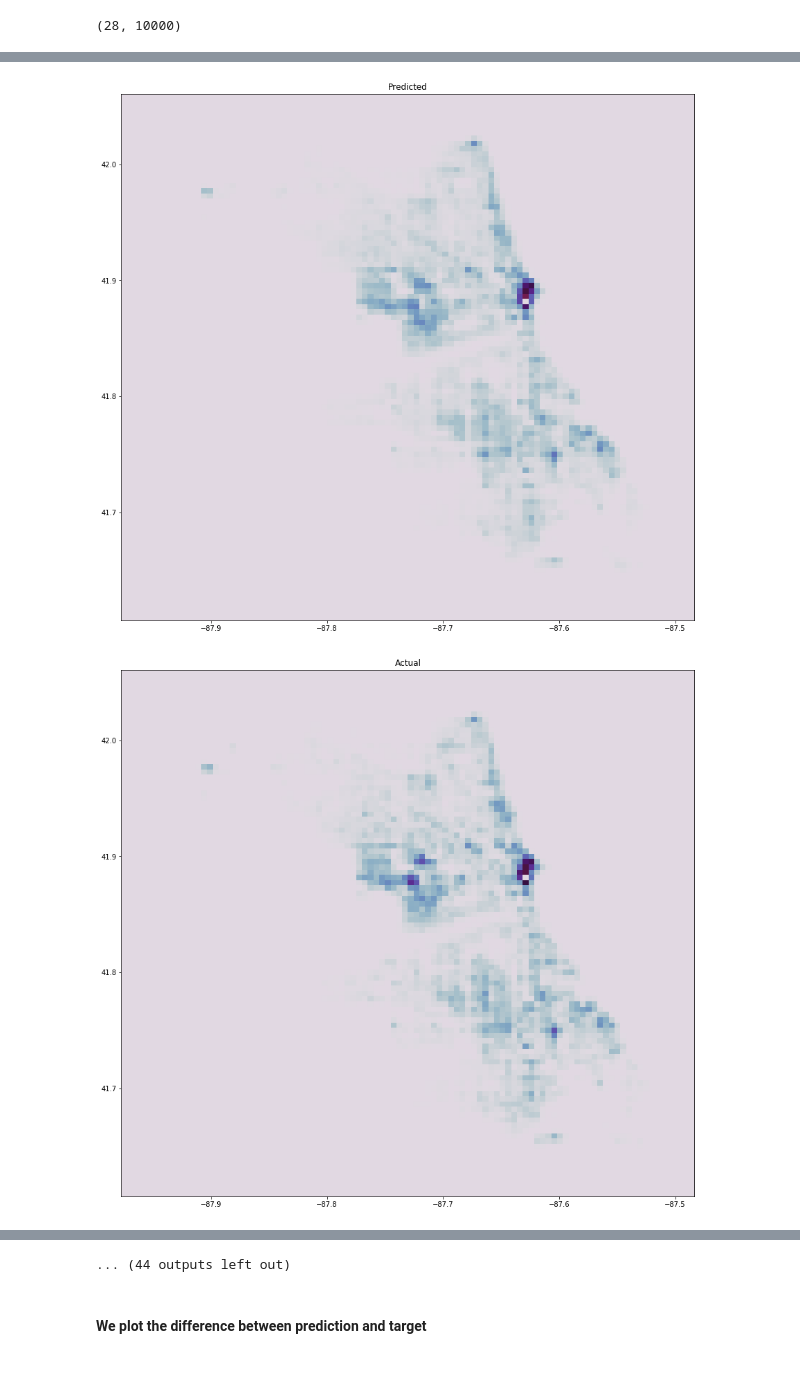
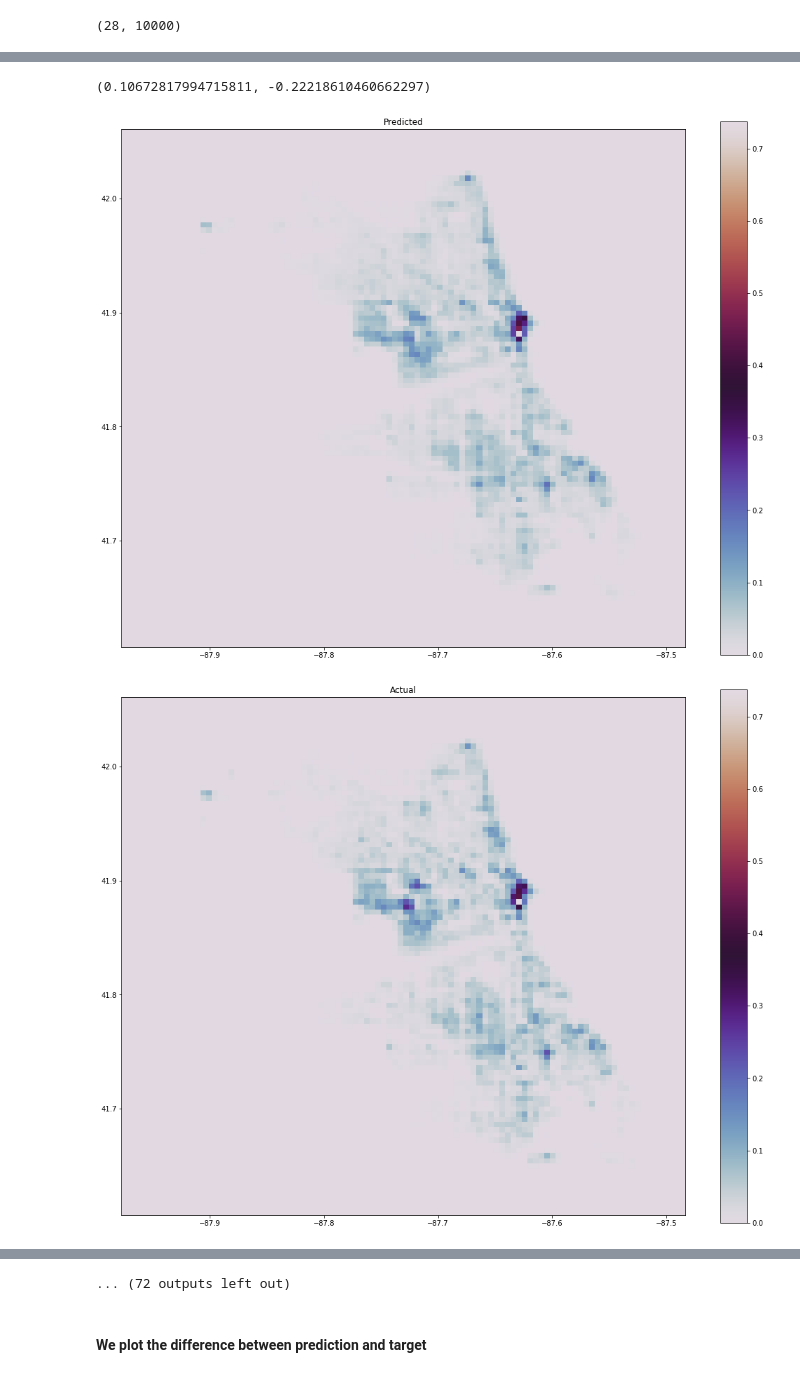
Before and after one commit to Zhimin90/CSC695-Master-Research-on-Neural-Network-Time-Series-Attention-Models, a Jupyter notebook: Modeling/FFT_Attention-Continued2.ipynb, the cells around one changed output, grey strips where cells are left out. Saved outputs shown, nothing was run; the diff lists cells and outputs as text; code cells hidden in the pictures.

```diff
--- a/Modeling/FFT_Attention-Continued2.ipynb
+++ b/Modeling/FFT_Attention-Continued2.ipynb
@@ -474,3 +495,6 @@ def reshapePred(Predict, fromLast=1):
 Y_valid.shape
 # %% [output]
 (28, 10000)
+# %%
+vmax, vmin = np.max(Predict),np.min(Predict)
+vmax, vmin
@@ -477,25 +503,42 @@ Y_valid.shape
+# %%
+dvmax, dvmin = np.max(Predict-Y_valid),np.min(Predict-Y_valid)
+dvmax, dvmin
+# %% [output]
+(0.10672817994715811, -0.22218610460662297)
+# %%
+diff_max,diff_min = (dvmax , dvmin )
+def scaleDiff(diff,diff_max,diff_min):
+    return (diff - diff_min)/(diff_max - diff_min)
 # %%
 import matplotlib.pyplot as plt
 grid_size = 500
 density_matrix_t_series = []
 # Define the borders
 x = [-87.9361,-87.5245]
 y = [41.6447,42.023]
 deltaX = (max(x) - min(x))/10
 deltaY = (max(y) - min(y))/10
 xmin = min(x) - deltaX
 xmax = max(x) + deltaX
 ymin = min(y) - deltaY
 ymax = max(y) + deltaY
 
 for timeStepFromLast in range(Y_valid.shape[0]):
     plt.figure(figsize=(18, 14))
     plt.title('Predicted')
-    plt.imshow( X=reshapePred(Predict,timeStepFromLast), cmap=plt.cm.twilight, extent=[xmin, xmax, ymin, ymax])
+    plt.imshow( X=reshapePred(Predict,timeStepFromLast),vmax=vmax,vmin=vmin, cmap=plt.cm.twilight, extent=[xmin, xmax, ymin, ymax])
+    plt.colorbar()
 
     plt.figure(figsize=(18, 14))
     plt.title('Actual')
-    plt.imshow( X=reshapePred(Y_valid,timeStepFromLast ), cmap=plt.cm.twilight, extent=[xmin, xmax, ymin, ymax])
+    plt.imshow( X=reshapePred(Y_valid,timeStepFromLast ),vmax=vmax,vmin=vmin, cmap=plt.cm.twilight, extent=[xmin, xmax, ymin, ymax])
+    plt.colorbar()
+
+    diff = reshapePred(Predict,timeStepFromLast)-reshapePred(Y_valid,timeStepFromLast )
+    plt.figure(figsize=(18, 14))
+    plt.title('diff')
+    plt.imshow( X=scaleDiff(diff,diff_max,diff_min),vmax=dvmax,vmin=dvmin, cmap=plt.cm.twilight, extent=[xmin, xmax, ymin, ymax])
+    plt.colorbar()
 # %% [output]
-[figure, old version]
+[figure, new version]
-[figure, old version]
+[figure, new version]
@@ -512,4 +555,4 @@ for timeStepFromLast in range(Y_valid.shape[0]):
-... (44 outputs left out)
+... (72 outputs left out)
 # %% [markdown]
 #### We plot the difference between prediction and target
 # %%
```
Also changed, not shown: parts of 19 cells of this notebook.
